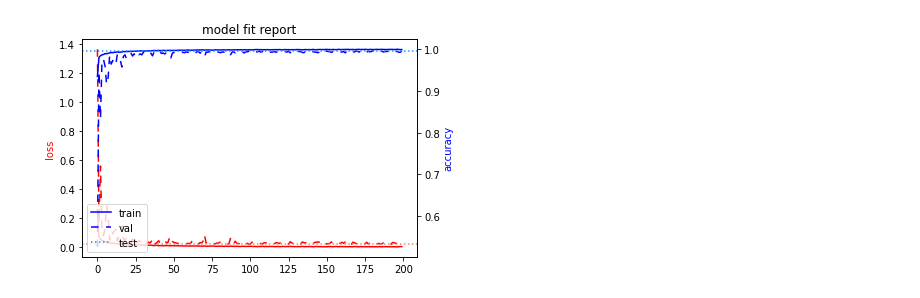
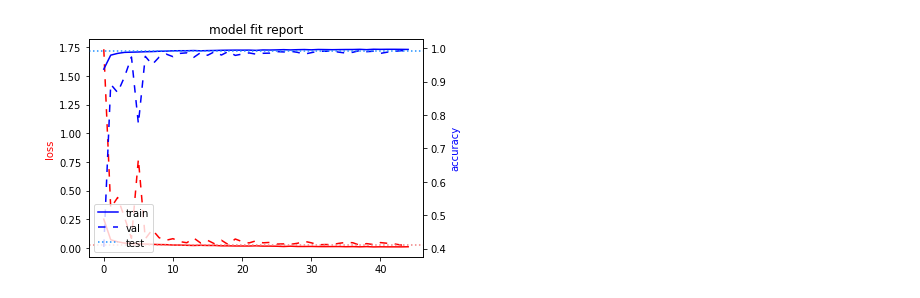
Before and after one commit to crutcher/smot, a Jupyter notebook: smot/problems/mnist/resnet.ipynb, the cells around one changed output. Drawn from its saved outputs; the diff is of its cells as text; code cells hidden in the pictures.

```diff
--- a/smot/problems/mnist/resnet.ipynb
+++ b/smot/problems/mnist/resnet.ipynb
@@ -99,4 +83,30 @@ validation_generator = datagen.flow(
 # %%
+batch_size = 128
+
+datagen = tf.keras.preprocessing.image.ImageDataGenerator(
+    rotation_range=10,
+    shear_range=0.1,
+    width_shift_range=0.1,
+    height_shift_range=0.1,
+    zoom_range=0.2,
+    validation_split=0.2,
+)
+datagen.fit(x_train)
+
+training_generator = datagen.flow(
+    x_train,
+    y_train,
+    subset="training",
+    batch_size=batch_size,
+)
+validation_generator = datagen.flow(
+    x_train,
+    y_train,
+    subset="validation",
+    batch_size=batch_size,
+)
+
+
 history = model.fit(
     training_generator,
     validation_data=validation_generator,
@@ -105,7 +115,7 @@ history = model.fit(
     use_multiprocessing=True,
     workers=24,
     callbacks=[
-        tf.keras.callbacks.EarlyStopping(monitor="loss", patience=20),
+        tf.keras.callbacks.EarlyStopping(monitor="loss", patience=5),
     ],
 )
 
@@ -136 +146 @@ Epoch 117/200
-[figure, old version]
+[figure, new version]
```
Also changed, not shown: parts of 3 cells of this notebook, 2 other files.
